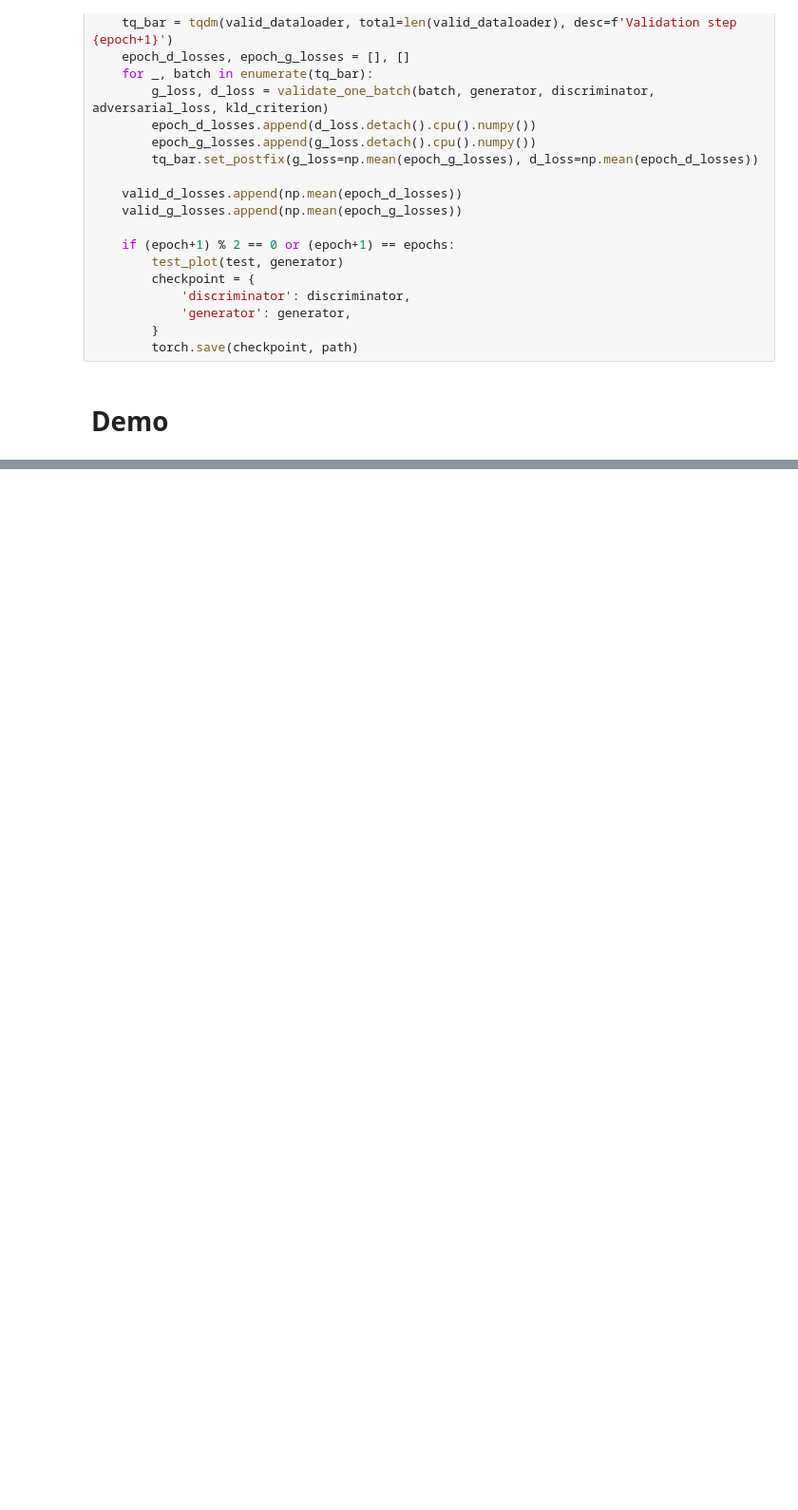
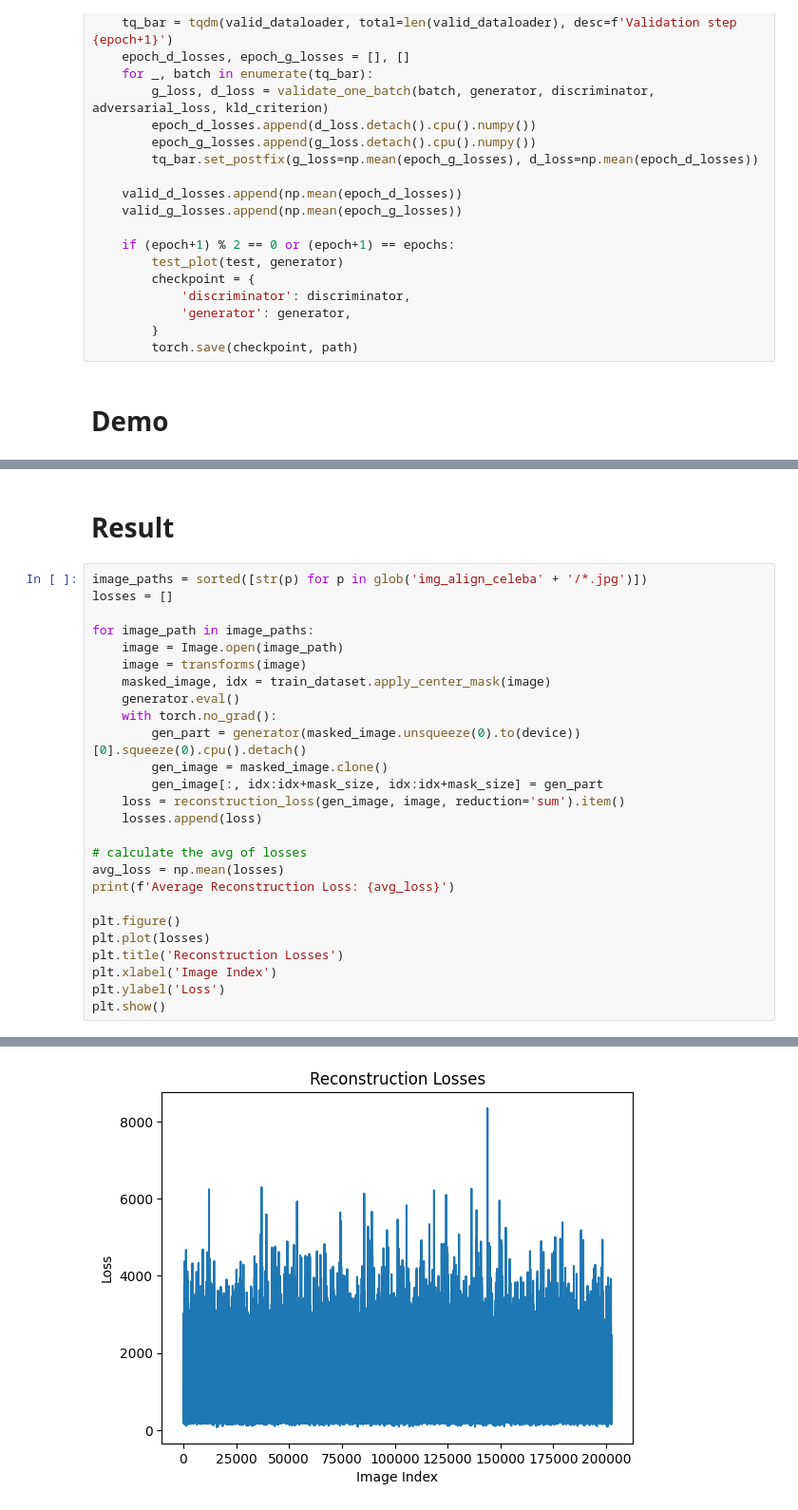
Before and after one commit to Kevinzz224/5242, a Jupyter notebook: inpainting.ipynb, the cells around one changed output, grey strips where cells are left out. Shown at 95% size. Drawn from its saved outputs; the diff is of its cells as text; blank space fills up the shorter version.

Commit message:
visualize result

```diff
--- a/inpainting.ipynb
+++ b/inpainting.ipynb
@@ -508,0 +552,29 @@ plt.show()
+# %% [markdown]
+# Result
+# %%
+image_paths = sorted([str(p) for p in glob('img_align_celeba' + '/*.jpg')])
+losses = []
+
+for image_path in image_paths:
+    image = Image.open(image_path)
+    image = transforms(image)
+    masked_image, idx = train_dataset.apply_center_mask(image)
+    generator.eval()
+    with torch.no_grad():
+        gen_part = generator(masked_image.unsqueeze(0).to(device))[0].squeeze(0).cpu().detach()
+        gen_image = masked_image.clone()
+        gen_image[:, idx:idx+mask_size, idx:idx+mask_size] = gen_part
+    loss = reconstruction_loss(gen_image, image, reduction='sum').item()
+    losses.append(loss)
+
+# calculate the avg of losses
+avg_loss = np.mean(losses)
+print(f'Average Reconstruction Loss: {avg_loss}')
+
+plt.figure()
+plt.plot(losses)
+plt.title('Reconstruction Losses')
+plt.xlabel('Image Index')
+plt.ylabel('Loss')
+plt.show()
+# %% [output]
@@ -508,0 +582 @@ plt.show()
+[figure, added]
```
Also changed, not shown: parts of 7 cells of this notebook.
